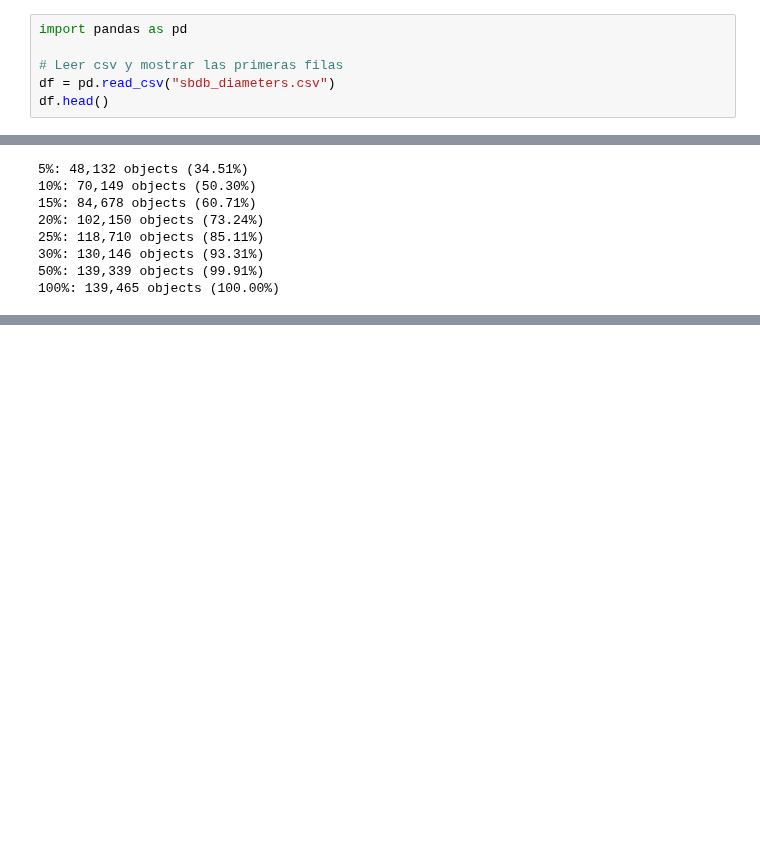
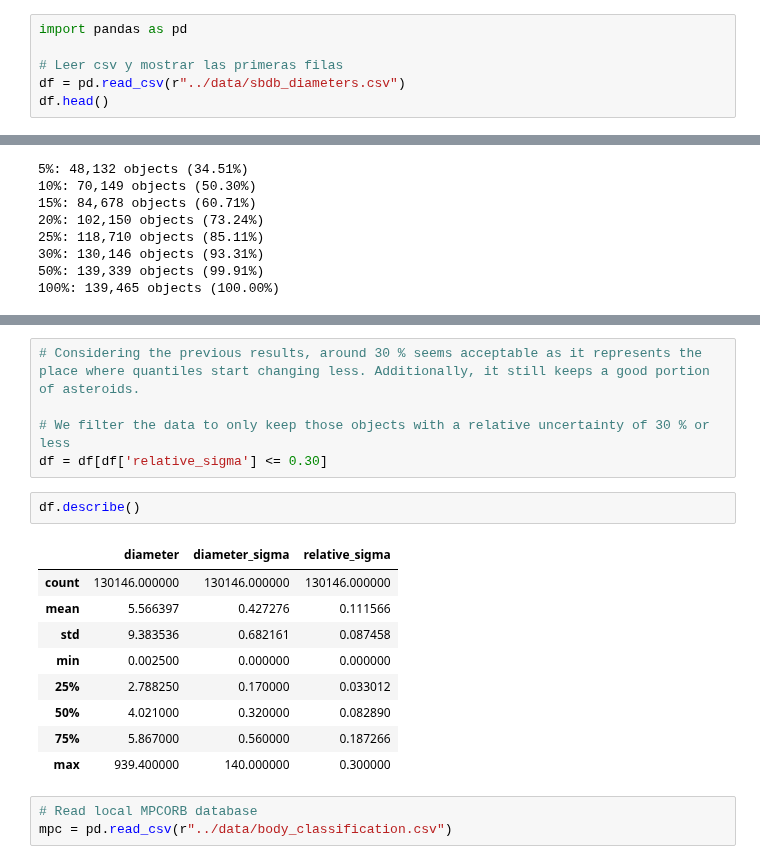
Before and after one commit to AndresSB3/stellar-occultation-prediction, a Jupyter notebook: notebooks/sbdb_query.ipynb, the cells around one changed output, grey strips where cells are left out. Saved outputs shown, nothing was run; the diff lists cells and outputs as text; blank space fills up the shorter version.

```diff
--- a/notebooks/sbdb_query.ipynb
+++ b/notebooks/sbdb_query.ipynb
@@ -57,7 +57,7 @@
 import pandas as pd
 
 # Leer csv y mostrar las primeras filas
-df = pd.read_csv("sbdb_diameters.csv")
+df = pd.read_csv(r"../data/sbdb_diameters.csv")
 df.head()
 # %% [output]
 |  | pdes | full_name | diameter | diameter_sigma |
@@ -278,0 +311,20 @@ for threshold in thresholds:
+# %%
+# Considering the previous results, around 30 % seems acceptable as it represents the place where quantiles start changing less. Additionally, it still keeps a good portion of asteroids.
+
+# We filter the data to only keep those objects with a relative uncertainty of 30 % or less
+df = df[df['relative_sigma'] <= 0.30]
+# %%
+df.describe()
+# %% [output]
+|  | diameter | diameter_sigma | relative_sigma |
+| count | 130146.000000 | 130146.000000 | 130146.000000 |
+| mean | 5.566397 | 0.427276 | 0.111566 |
+| std | 9.383536 | 0.682161 | 0.087458 |
+| min | 0.002500 | 0.000000 | 0.000000 |
+| 25% | 2.788250 | 0.170000 | 0.033012 |
+| 50% | 4.021000 | 0.320000 | 0.082890 |
+| 75% | 5.867000 | 0.560000 | 0.187266 |
+| max | 939.400000 | 140.000000 | 0.300000 |
+# %%
+# Read local MPCORB database
+mpc = pd.read_csv(r"../data/body_classification.csv")
```
Also changed, not shown: parts of 12 cells of this notebook, 4 other files.
